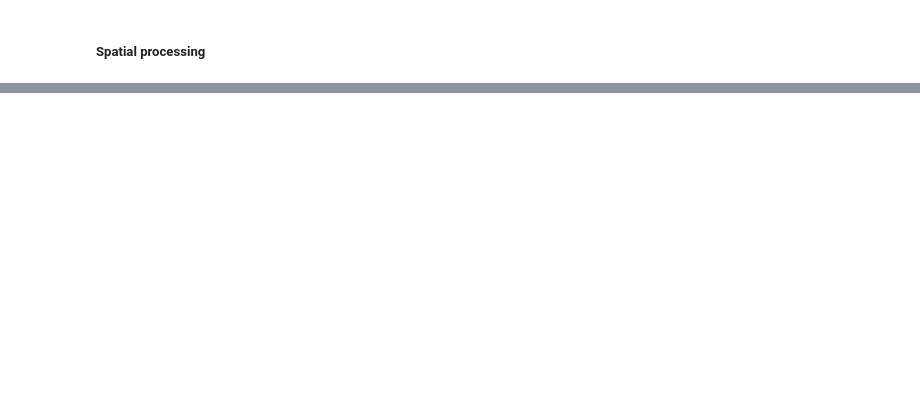
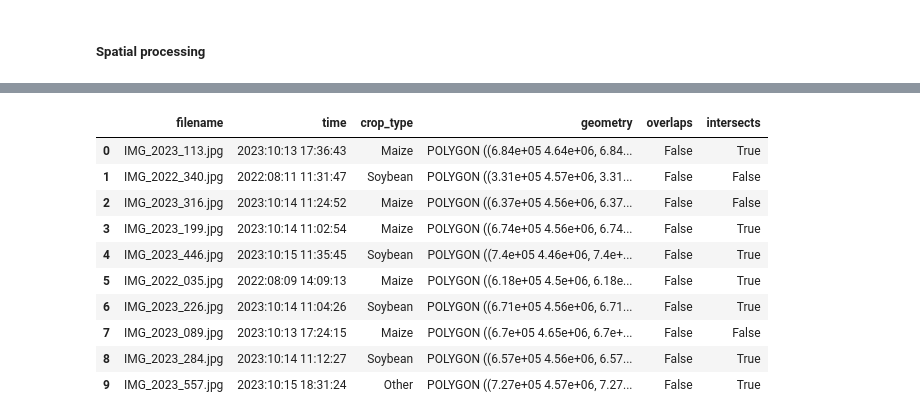
Before and after one commit to hanxLi/mapping_crop_field_with_geotagged_images, a Jupyter notebook: notebooks/workflow.ipynb, the cells around one changed output, grey strips where cells are left out. Cells and saved outputs as stored; diff of their text form; code cells hidden in the pictures; blank space fills up the shorter version.

```diff
--- a/notebooks/workflow.ipynb
+++ b/notebooks/workflow.ipynb
@@ -88,0 +108,43 @@ No intersected shapes found. Returning an empty GeoDataFrame.
+# %%
+# Simple combine of all groundtruth
+import geopandas as gpd
+import matplotlib.pyplot as plt
+gdf1 = lbl_bounds
+gdf2 = gpd.read_file("/Users/steeeve/Documents/GMU/GGS590/Final_Project/data/In-season 2023 ground truth/Nebraska2023groundtruth.shp")
+gdf3 = gpd.read_file("/Users/steeeve/Documents/GMU/GGS590/Final_Project/data/IowaNebraska2022_GroundTruthShp/GroundTruthNebraska2022.shp")
+gdf4 = gpd.read_file("/Users/steeeve/Documents/GMU/GGS590/Final_Project/data/IowaNebraska2022_GroundTruthShp/GroundTruthIowa2022.shp")
+gdf5 = gpd.read_file("/Users/steeeve/Documents/GMU/GGS590/Final_Project/data/IowaNebraska2022_GroundTruthShp/GroundTruthMaryland2022.shp")
+target_crs = gdf1.crs
+gdf2 = gdf2.to_crs(target_crs)
+gdf3 = gdf3.to_crs(target_crs)
+gdf4 = gdf4.to_crs(target_crs)
+gdf5 = gdf5.to_crs(target_crs)
+merged_gdf = gpd.GeoDataFrame(pd.concat([gdf2, gdf3], ignore_index=True))
+merged_gdf = gpd.GeoDataFrame(pd.concat([merged_gdf, gdf4], ignore_index=True))
+merged_gdf = gpd.GeoDataFrame(pd.concat([merged_gdf, gdf5], ignore_index=True))
+# %%
+gdf1 = lbl_bounds
+gdf2 = merged_gdf
+
+if gdf1.crs != gdf2.crs:
+    gdf2 = gdf2.to_crs(gdf1.crs)
+
+# Check intersections and add a validation column
+gdf1['intersects'] = gdf1.geometry.apply(lambda geom: gdf2.geometry.intersects(geom).any())
+
+# Calculate metrics
+total_geometries = len(gdf1)
+intersecting_geometries = gdf1['intersects'].sum()
+intersection_accuracy = intersecting_geometries / total_geometries
+
+# Print summary
+print(f"Total geometries in gdf1: {total_geometries}")
+print(f"Intersecting geometries: {intersecting_geometries}")
+print(f"Intersection Accuracy: {intersection_accuracy:.2%}")
+
+# Plot results
+plt.figure(figsize=(10, 6))
+plt.bar(["Intersecting", "Non-intersecting"], [intersecting_geometries, total_geometries - intersecting_geometries], color=["blue", "orange"])
+plt.title("Intersection Validation Results")
+plt.ylabel("Count")
+plt.show()
@@ -88,0 +156,14 @@ No intersected shapes found. Returning an empty GeoDataFrame.
+# %%
+gdf1
+# %% [output]
+|  | filename | time | crop_type | geometry | overlaps | intersects |
+| 0 | IMG_2023_113.jpg | 2023:10:13 17:36:43 | Maize | POLYGON ((6.84e+05 4.64e+06, 6.84... | False | True |
+| 1 | IMG_2022_340.jpg | 2022:08:11 11:31:47 | Soybean | POLYGON ((3.31e+05 4.57e+06, 3.31... | False | False |
+| 2 | IMG_2023_316.jpg | 2023:10:14 11:24:52 | Maize | POLYGON ((6.37e+05 4.56e+06, 6.37... | False | False |
+| 3 | IMG_2023_199.jpg | 2023:10:14 11:02:54 | Maize | POLYGON ((6.74e+05 4.56e+06, 6.74... | False | True |
+| 4 | IMG_2023_446.jpg | 2023:10:15 11:35:45 | Soybean | POLYGON ((7.4e+05 4.46e+06, 7.4e+... | False | True |
+| 5 | IMG_2022_035.jpg | 2022:08:09 14:09:13 | Maize | POLYGON ((6.18e+05 4.5e+06, 6.18e... | False | True |
+| 6 | IMG_2023_226.jpg | 2023:10:14 11:04:26 | Soybean | POLYGON ((6.71e+05 4.56e+06, 6.71... | False | True |
+| 7 | IMG_2023_089.jpg | 2023:10:13 17:24:15 | Maize | POLYGON ((6.7e+05 4.65e+06, 6.7e+... | False | False |
+| 8 | IMG_2023_284.jpg | 2023:10:14 11:12:27 | Soybean | POLYGON ((6.57e+05 4.56e+06, 6.57... | False | True |
+| 9 | IMG_2023_557.jpg | 2023:10:15 18:31:24 | Other | POLYGON ((7.27e+05 4.57e+06, 7.27... | False | True |
```
Also changed, not shown: parts of 7 cells of this notebook, 1 other file.
